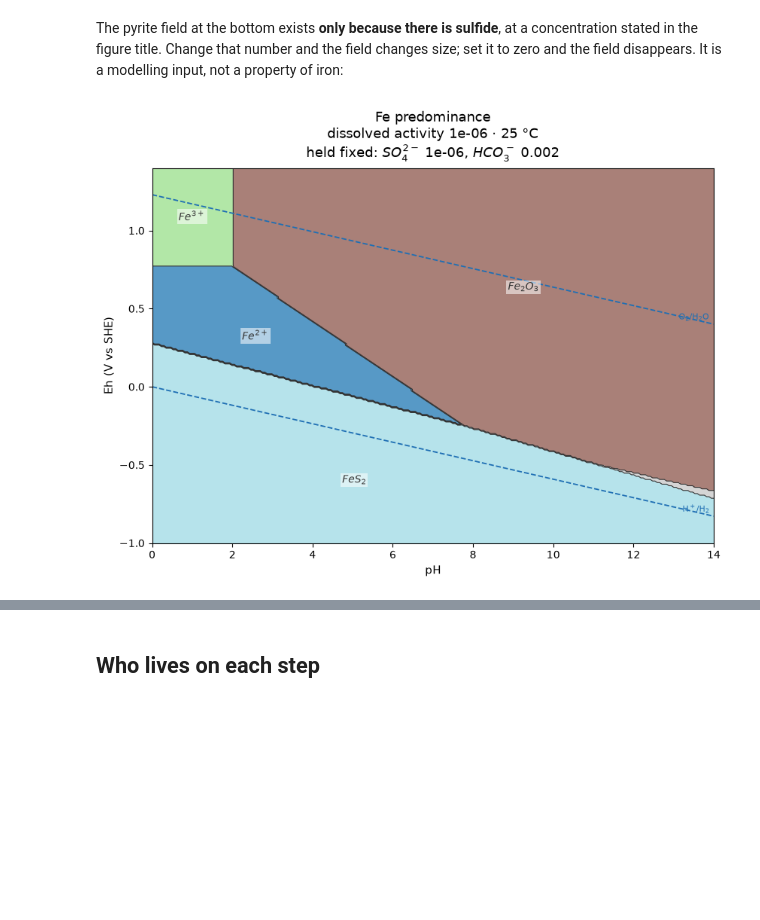
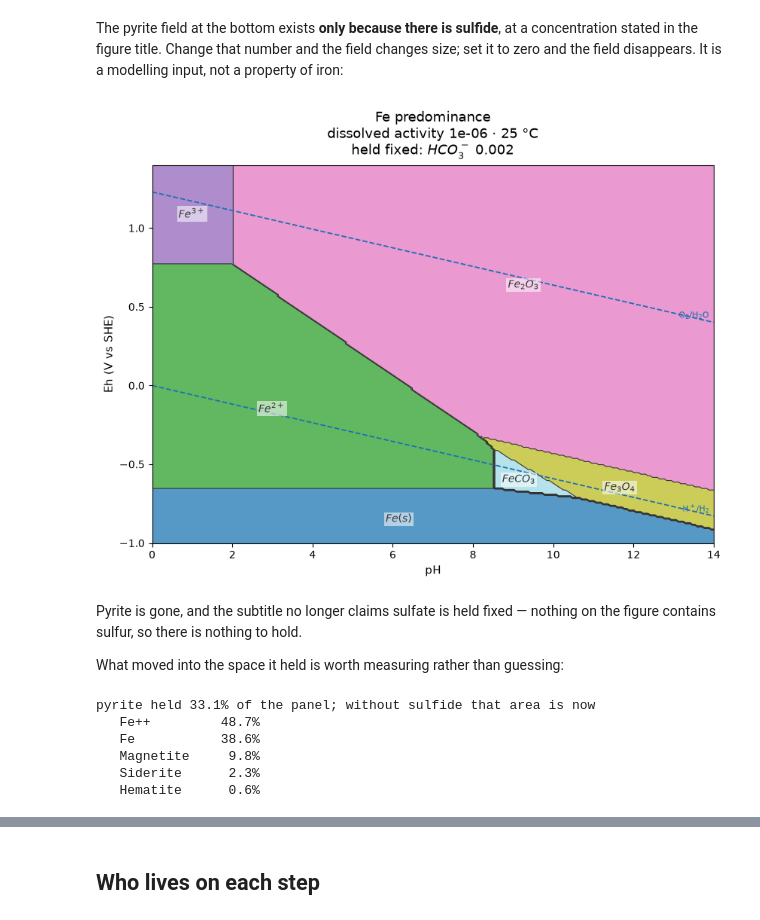
Before and after one commit to JamesRH/microbial_thermo, a Jupyter notebook: notebooks/08_iron.ipynb, the cells around one changed output, grey strips where cells are left out. Drawn from its saved outputs; the diff is of its cells as text; code cells hidden in the pictures; blank space fills up the shorter version.

```diff
--- a/notebooks/08_iron.ipynb
+++ b/notebooks/08_iron.ipynb
@@ -136,7 +138,30 @@ a concentration stated in the figure title. Change that number and the field
 changes size; set it to zero and the field disappears. It is a modelling
 input, not a property of iron:
 # %%
-plot_pourbaix("Fe", fixed={"S": ("SO4-2", 1e-6), "C": ("HCO3-", 2e-3)}, figsize=(8.5, 6.5))
+plot_pourbaix("Fe", fixed={"S": ("SO4-2", 0), "C": ("HCO3-", 2e-3)}, figsize=(8.5, 6.5))
 plt.show()
 # %% [output]
-[figure, old version]
+[figure, new version]
+# %% [markdown]
+Pyrite is gone, and the subtitle no longer claims sulfate is held fixed —
+nothing on the figure contains sulfur, so there is nothing to hold.
+
+What moved into the space it held is worth measuring rather than guessing:
+# %%
+import collections
+
+with_sulfide = pourbaix_field("Fe", fixed={"S": ("SO4-2", 1e-6), "C": ("HCO3-", 2e-3)})
+without = pourbaix_field("Fe", fixed={"S": ("SO4-2", 0), "C": ("HCO3-", 2e-3)})
+
+was_pyrite = with_sulfide.winner == with_sulfide.species.index("Pyrite")
+print(f"pyrite held {was_pyrite.mean():.1%} of the panel; without sulfide that area is now")
+counts = collections.Counter(without.species[int(i)] for i in without.winner[was_pyrite])
+for name, count in counts.most_common():
+    print(f"   {name:12s} {count / was_pyrite.sum():5.1%}")
+# %% [output]
+pyrite held 33.1% of the panel; without sulfide that area is now
+   Fe++         48.7%
+   Fe           38.6%
+   Magnetite     9.8%
+   Siderite      2.3%
+   Hematite      0.6%
```
Also changed, not shown: parts of 6 cells of this notebook, 5 other files.
